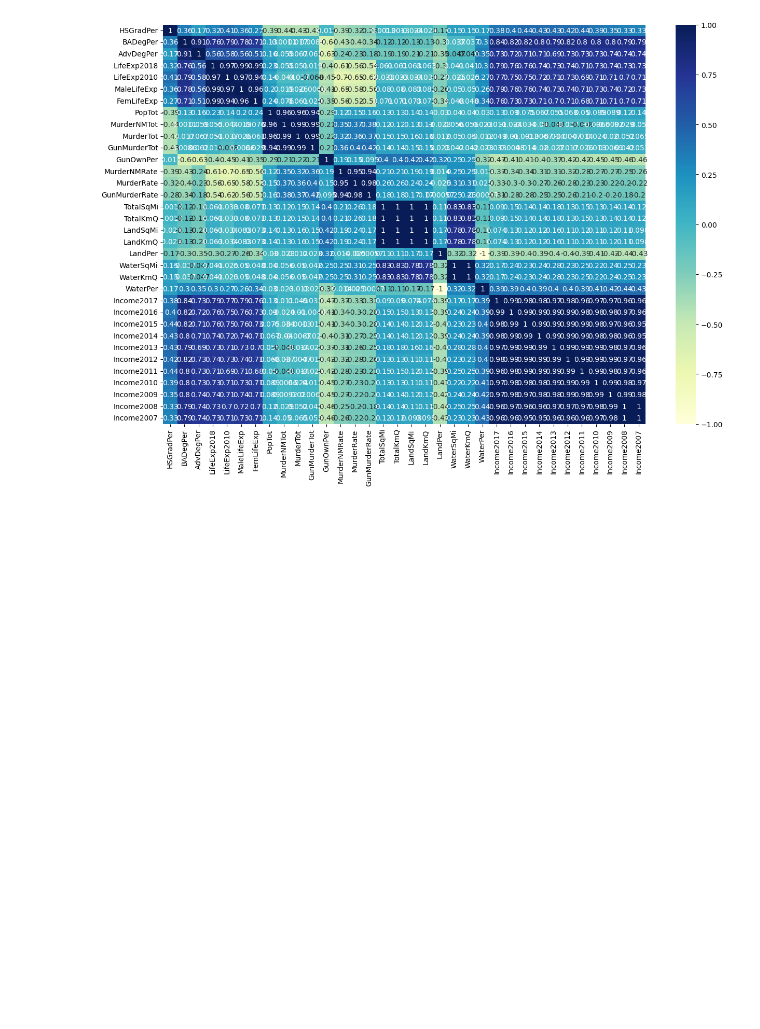
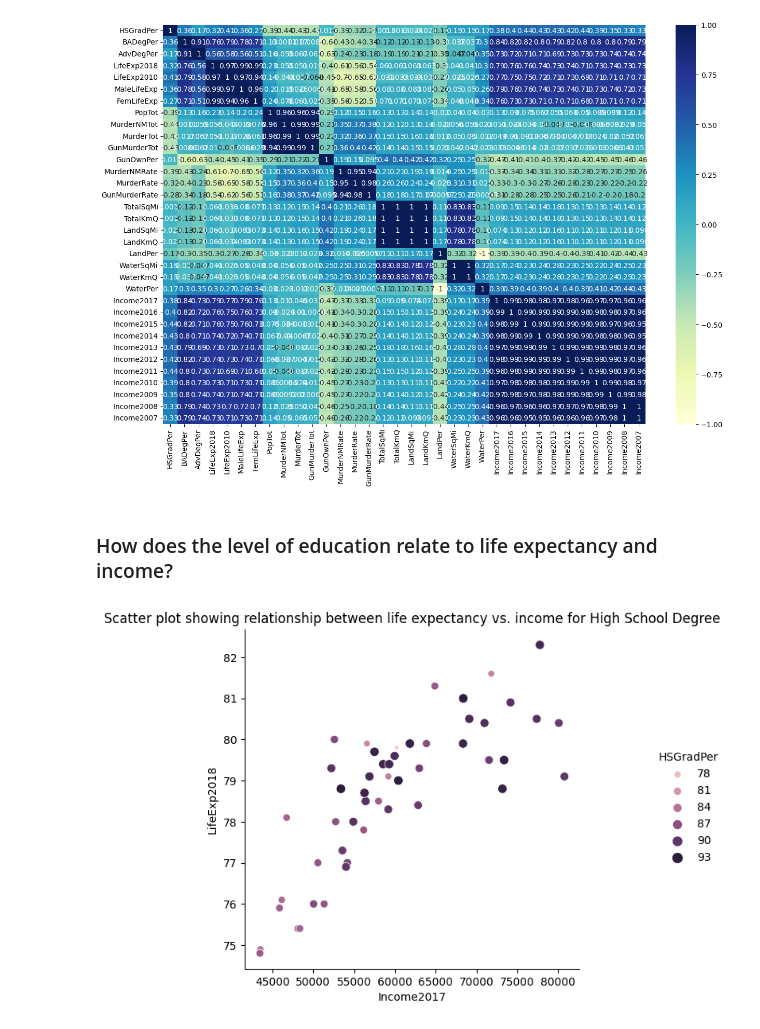
Before and after one commit to pallabee/Demographic-Data-Analysis, a Jupyter notebook: visualize_relationships.ipynb, the cells around one changed output. Saved outputs shown, nothing was run; the diff lists cells and outputs as text; code cells hidden in the pictures; blank space fills up the shorter version.

Commit message:
added scatter plots

```diff
--- a/visualize_relationships.ipynb
+++ b/visualize_relationships.ipynb
@@ -50,3 +50,11 @@ sns.heatmap(corr,
 # %%
 # # plt.figure(figsize=(15,15))
 # sns.pairplot(df)
+# %% [markdown]
+### How does the level of education relate to life expectancy and income?
+# %%
+sns.relplot(data=df, x="Income2017", y="LifeExp2018", hue="HSGradPer", size = "HSGradPer");
+plt.title("Scatter plot showing relationship between life expectancy vs. income for High School Degree")
+plt.show()
+# %% [output]
+[figure, added]
```
Also changed, not shown: parts of 2 cells of this notebook.
